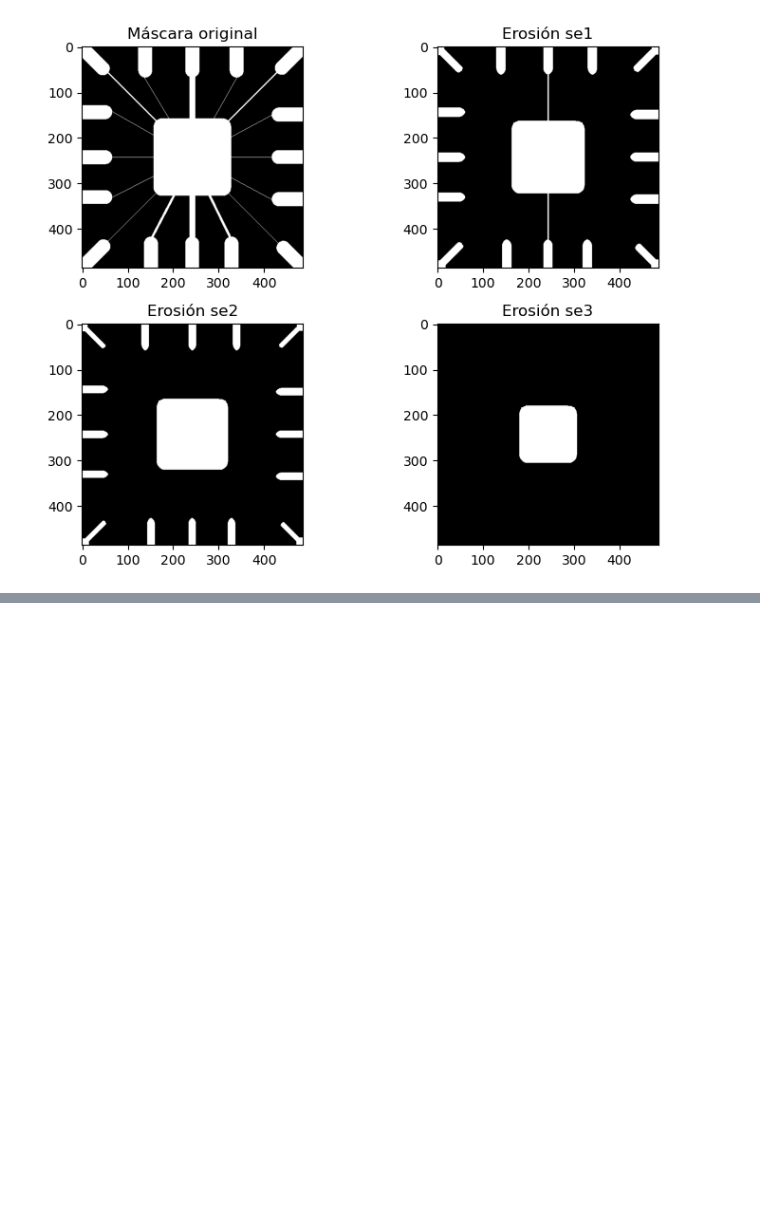
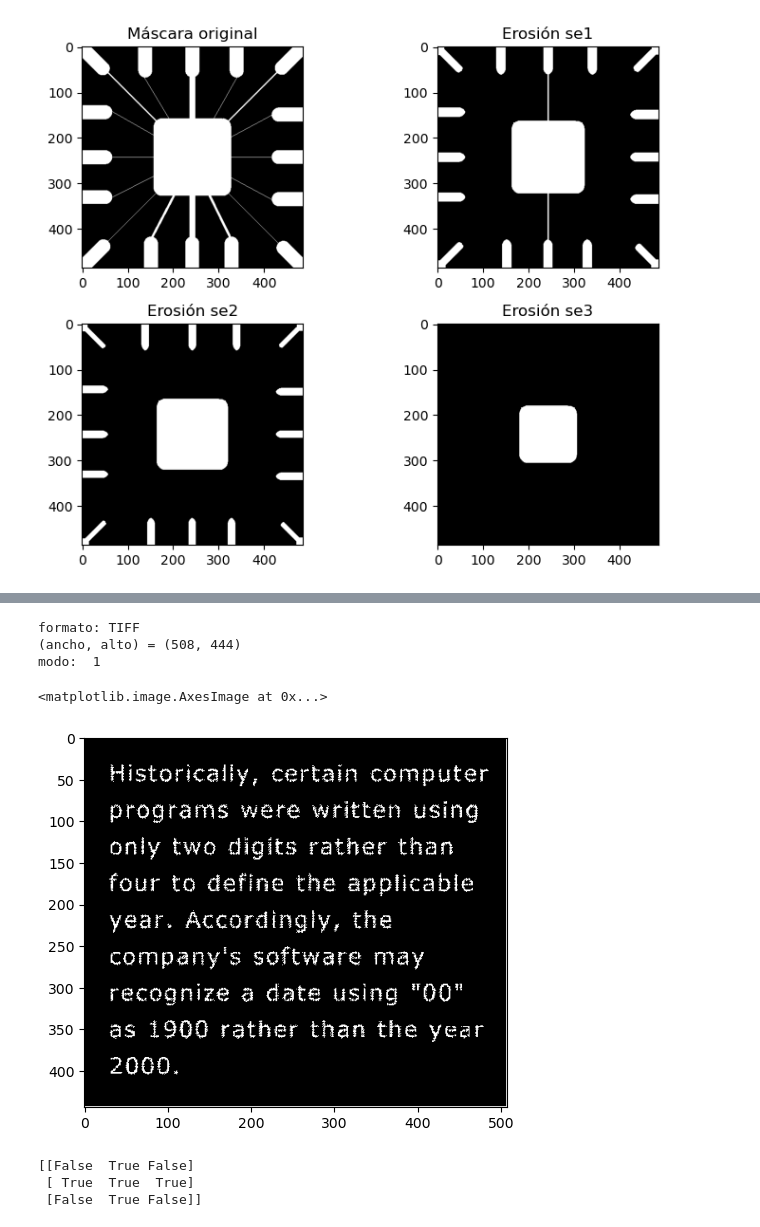
Before and after one commit to ULPGC-GTMA/ULPGC-TIV, a Jupyter notebook: Morfología.ipynb, the cells around one changed output, grey strips where cells are left out. Cells and saved outputs as stored; diff of their text form; code cells hidden in the pictures; blank space fills up the shorter version.

```diff
--- a/Morfología.ipynb
+++ b/Morfología.ipynb
@@ -53,0 +67,29 @@ plt.tight_layout()
+# %%
+file = 'images/text_gaps.tif'
+img  = Image.open(file)
+
+print('formato:', img.format)
+print('(ancho, alto) =', img.size)
+print('modo: ', img.mode)
+
+plt.imshow(img, cmap='gray')
+# %% [output]
+formato: TIFF
+(ancho, alto) = (508, 444)
+modo:  1
+<matplotlib.image.AxesImage at 0x...>
+[figure, added]
+# %%
+se_ze = (3,3)
+
+se = np.ones(se_ze, dtype='bool')
+se[0,0] =0
+se[0,2] =0
+se[2,0] =0
+se[2,2] =0
+
+print(se)
+# %% [output]
+[[False  True False]
+ [ True  True  True]
+ [False  True False]]
```
Also changed, not shown: parts of 2 cells of this notebook, 11 other files.
